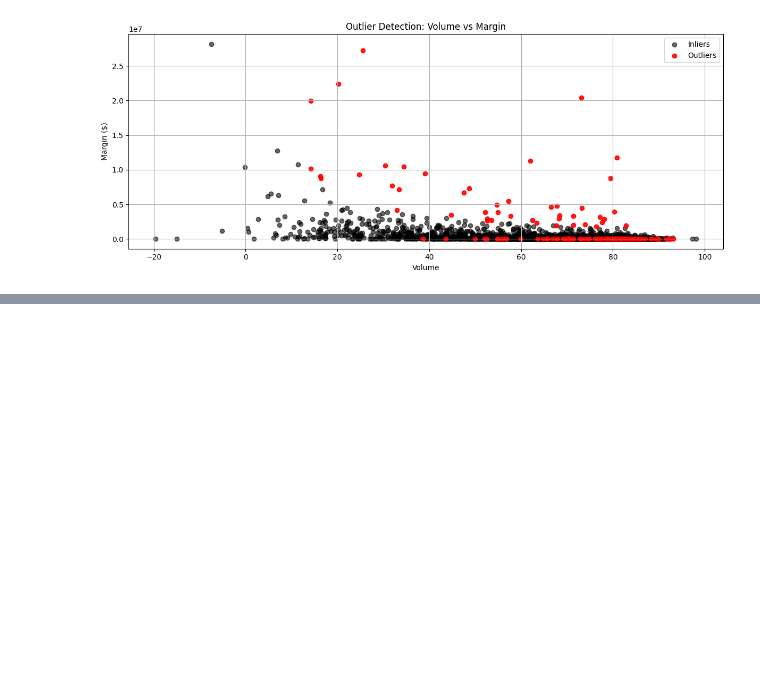
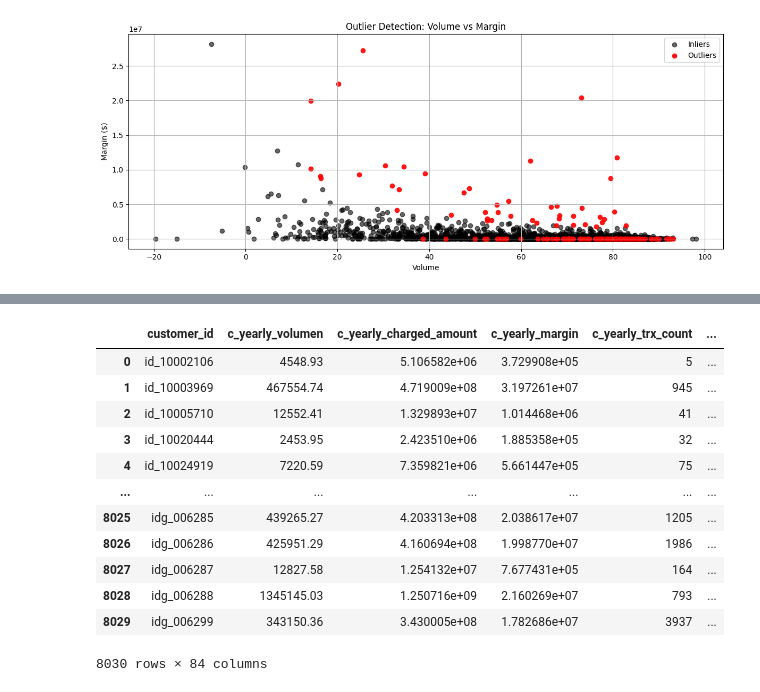
Before and after one commit to cdavalos-mck/cp_b2b_pricing, a Jupyter notebook: notebooks/eda.ipynb, the cells around one changed output, grey strips where cells are left out. Drawn from its saved outputs; the diff is of its cells as text; code cells hidden in the pictures; blank space fills up the shorter version.

```diff
--- a/notebooks/eda.ipynb
+++ b/notebooks/eda.ipynb
@@ -101,0 +108,3 @@ plt.show()
+# %%
+df
+# %% [output]
@@ -101,0 +112,13 @@ plt.show()
+|  | customer_id | c_yearly_volumen | c_yearly_charged_amount | c_yearly_margin | c_yearly_trx_count | ... |
+| 0 | id_10002106 | 4548.93 | 5.106582e+06 | 3.729908e+05 | 5 | ... |
+| 1 | id_10003969 | 467554.74 | 4.719009e+08 | 3.197261e+07 | 945 | ... |
+| 2 | id_10005710 | 12552.41 | 1.329893e+07 | 1.014468e+06 | 41 | ... |
+| 3 | id_10020444 | 2453.95 | 2.423510e+06 | 1.885358e+05 | 32 | ... |
+| 4 | id_10024919 | 7220.59 | 7.359821e+06 | 5.661447e+05 | 75 | ... |
+| ... | ... | ... | ... | ... | ... | ... |
+| 8025 | idg_006285 | 439265.27 | 4.203313e+08 | 2.038617e+07 | 1205 | ... |
+| 8026 | idg_006286 | 425951.29 | 4.160694e+08 | 1.998770e+07 | 1986 | ... |
+| 8027 | idg_006287 | 12827.58 | 1.254132e+07 | 7.677431e+05 | 164 | ... |
+| 8028 | idg_006288 | 1345145.03 | 1.250716e+09 | 2.160269e+07 | 793 | ... |
+| 8029 | idg_006299 | 343150.36 | 3.430005e+08 | 1.782686e+07 | 3937 | ... |
+8030 rows × 84 columns
```
Also changed, not shown: parts of 6 cells of this notebook, 18 other files.
